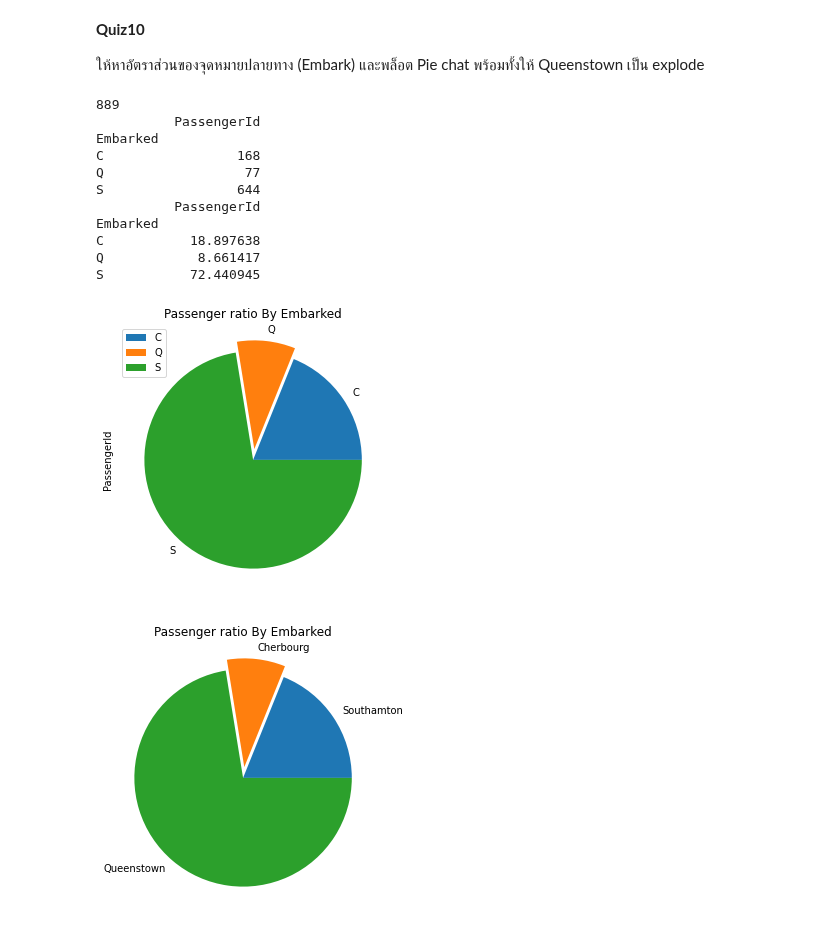
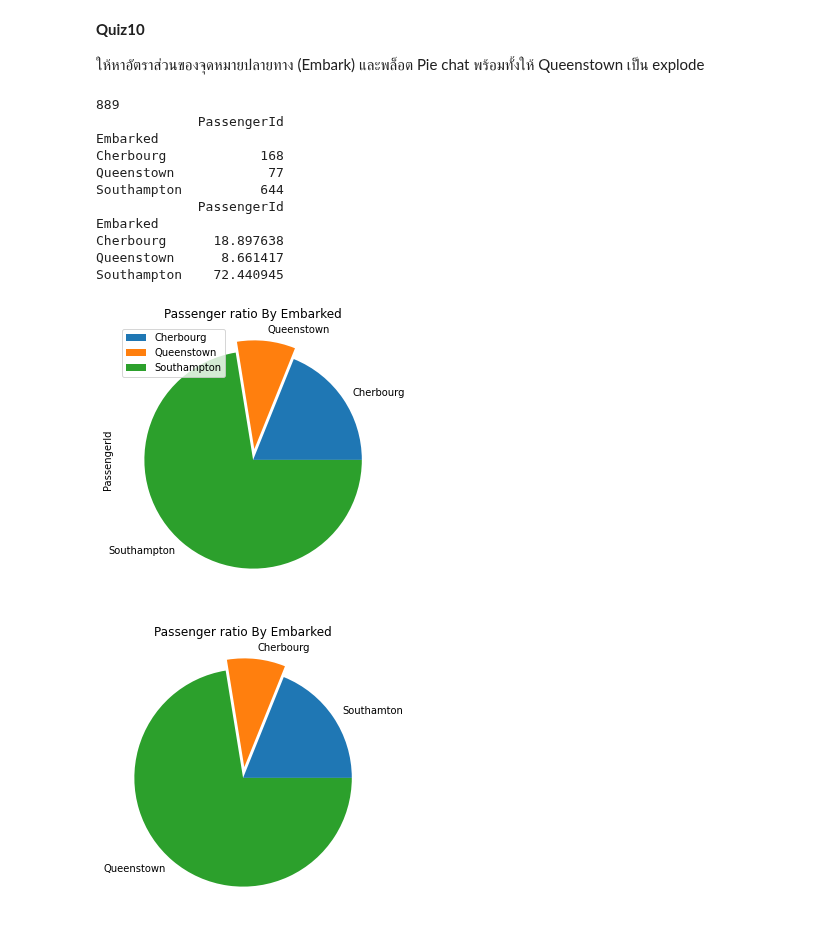
Before and after one commit to deen666/Homework_DataCamp2, a Jupyter notebook: Matplotlib/Matplotlib.ipynb, the cells around one changed output. Cells and saved outputs as stored; diff of their text form; code cells hidden in the pictures.

```diff
--- a/Matplotlib/Matplotlib.ipynb
+++ b/Matplotlib/Matplotlib.ipynb
@@ -216,30 +216,31 @@ plt.show()
 # %%
 #Quiz10
 #print(df.groupby(['Pclass'])['Fare'].count())
+df.replace({'Embarked':{'S':'Southampton','C':'Cherbourg','Q':'Queenstown'}}, inplace=True)
 CountEmbarked = df['Embarked'].count()
 CountEmbarked2 = df.groupby(['Embarked']).agg({'PassengerId': 'count'})
 #CountEmbarked2 = df.groupby(['Embarked'])['PassengerId'].count()
 RatioByEmbarked = CountEmbarked2.apply(lambda x:100 * x / CountEmbarked)
 print(CountEmbarked)
 print(CountEmbarked2)
 print(RatioByEmbarked)
 
 explode = [0,0.1,0]
 plot = RatioByEmbarked.plot.pie(y='PassengerId', figsize=(5, 5), explode=explode);plt.title('Passenger ratio By Embarked')
 plt.show()
 # %% [output]
 889
-          PassengerId
+             PassengerId
 Embarked
-C                 168
-Q                  77
-S                 644
-          PassengerId
+Cherbourg            168
+Queenstown            77
+Southampton          644
+             PassengerId
 Embarked
-C           18.897638
-Q            8.661417
-S           72.440945
+Cherbourg      18.897638
+Queenstown      8.661417
+Southampton    72.440945
-[figure, old version]
+[figure, new version]
 # %%
 #Quiz10
 plt.figure(figsize=[5,5])
```
Also changed, not shown: parts of 2 cells of this notebook.
